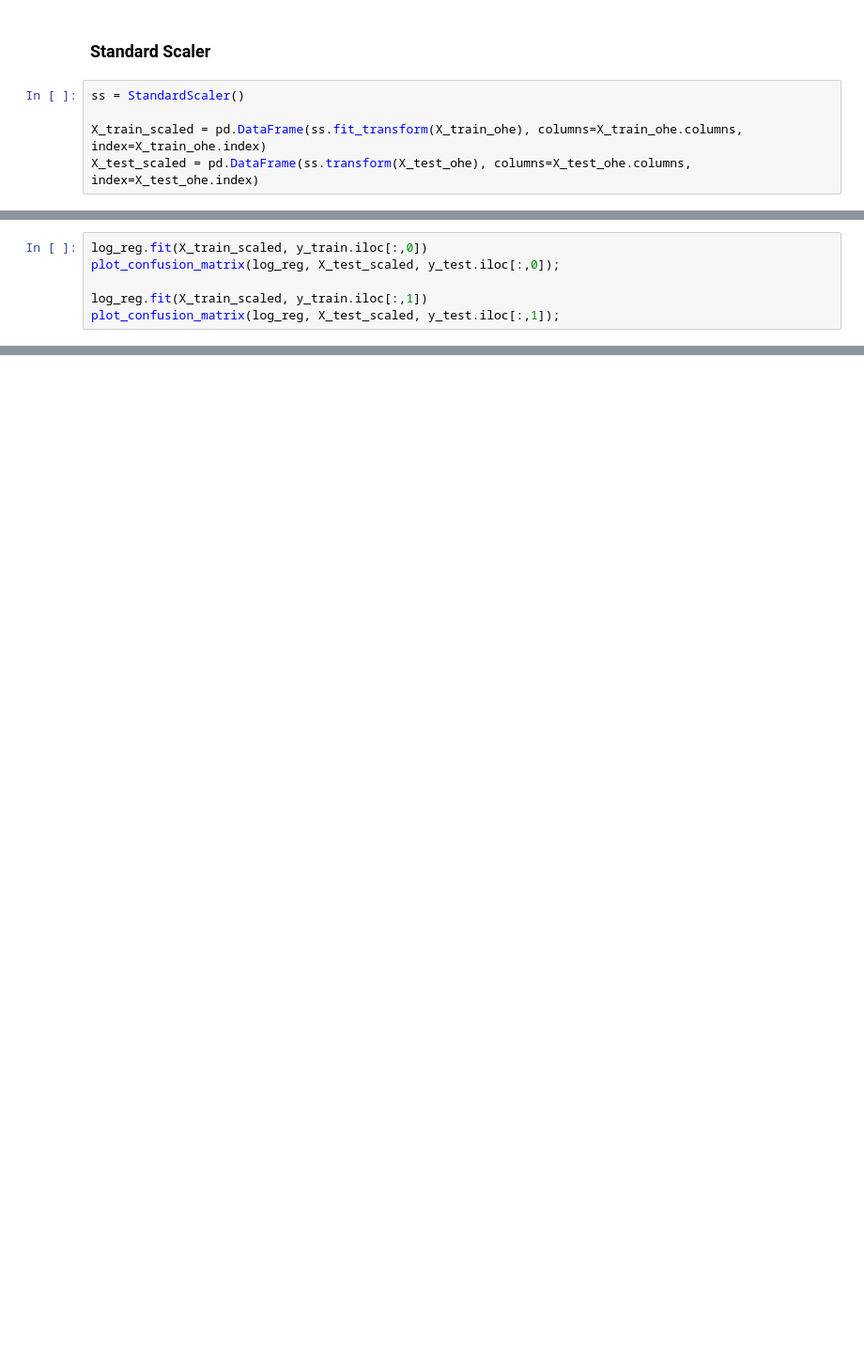
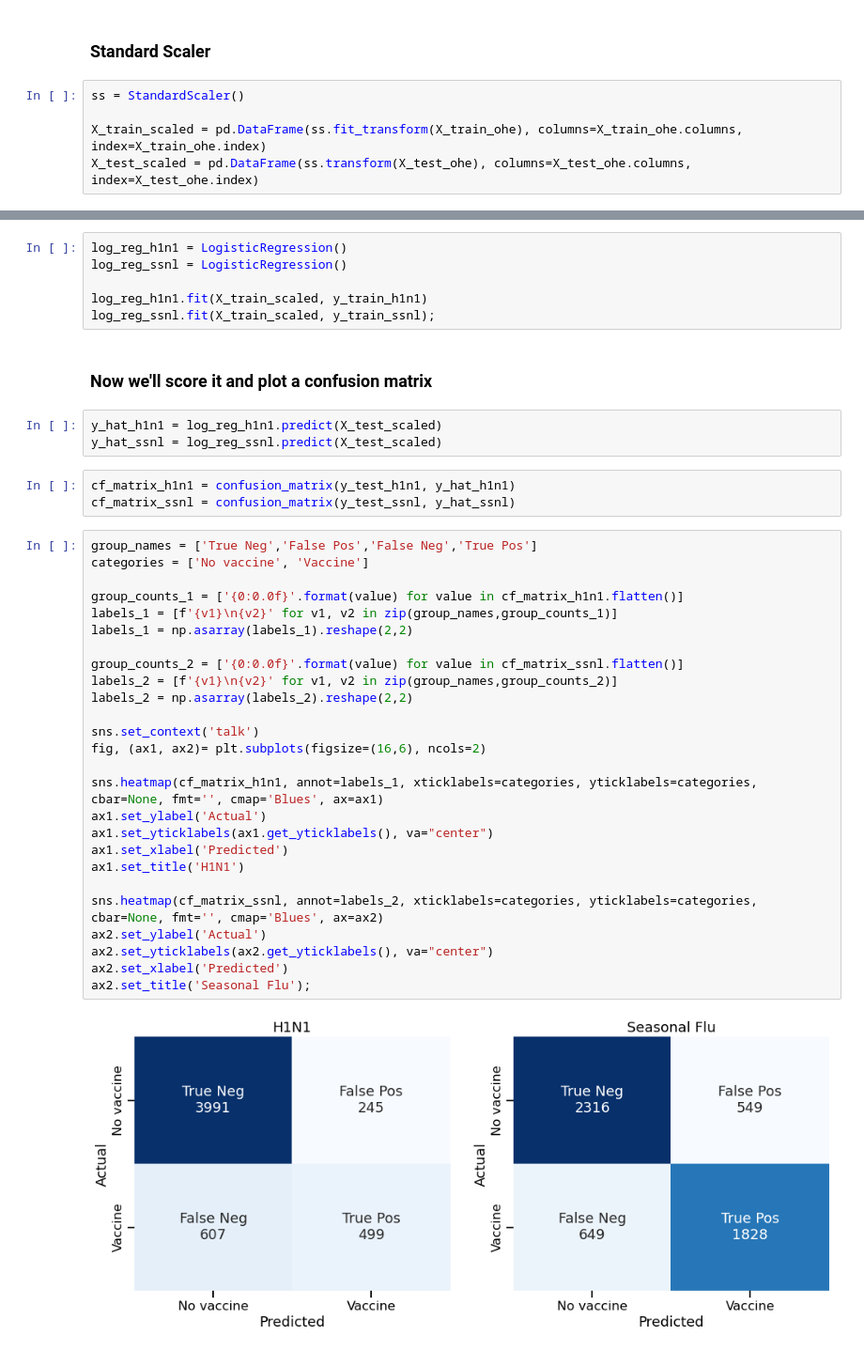
Before and after one commit to jeffbeech/Flu-Shot-Learning, a Jupyter notebook: matt notebook.ipynb, the cells around one changed output, grey strips where cells are left out. Shown: that part at 94% size. Drawn from its saved outputs; the diff is of its cells as text; blank space fills up the shorter version.

```diff
--- a/matt notebook.ipynb
+++ b/matt notebook.ipynb
@@ -148,6 +135,0 @@ multi_reg.score(X_test_scaled, y_test)
-# %%
-log_reg.fit(X_train_scaled, y_train.iloc[:,0])
-plot_confusion_matrix(log_reg, X_test_scaled, y_test.iloc[:,0]);
-
-log_reg.fit(X_train_scaled, y_train.iloc[:,1])
-plot_confusion_matrix(log_reg, X_test_scaled, y_test.iloc[:,1]);
@@ -157 +140,43 @@ plot_confusion_matrix(log_reg, X_test_scaled, y_test.iloc[:,1]);
+# %%
+log_reg_h1n1 = LogisticRegression()
+log_reg_ssnl = LogisticRegression()
+
+log_reg_h1n1.fit(X_train_scaled, y_train_h1n1)
+log_reg_ssnl.fit(X_train_scaled, y_train_ssnl);
+# %% [markdown]
+### Now we'll score it and plot a confusion matrix
+# %%
+y_hat_h1n1 = log_reg_h1n1.predict(X_test_scaled)
+y_hat_ssnl = log_reg_ssnl.predict(X_test_scaled)
+# %%
+cf_matrix_h1n1 = confusion_matrix(y_test_h1n1, y_hat_h1n1)
+cf_matrix_ssnl = confusion_matrix(y_test_ssnl, y_hat_ssnl)
+# %%
+group_names = ['True Neg','False Pos','False Neg','True Pos']
+categories = ['No vaccine', 'Vaccine']
+
+group_counts_1 = ['{0:0.0f}'.format(value) for value in cf_matrix_h1n1.flatten()]
+labels_1 = [f'{v1}\n{v2}' for v1, v2 in zip(group_names,group_counts_1)]
+labels_1 = np.asarray(labels_1).reshape(2,2)
+
+group_counts_2 = ['{0:0.0f}'.format(value) for value in cf_matrix_ssnl.flatten()]
+labels_2 = [f'{v1}\n{v2}' for v1, v2 in zip(group_names,group_counts_2)]
+labels_2 = np.asarray(labels_2).reshape(2,2)
+
+sns.set_context('talk')
+fig, (ax1, ax2)= plt.subplots(figsize=(16,6), ncols=2)
+
+sns.heatmap(cf_matrix_h1n1, annot=labels_1, xticklabels=categories, yticklabels=categories, cbar=None, fmt='', cmap='Blues', ax=ax1)
+ax1.set_ylabel('Actual')
+ax1.set_yticklabels(ax1.get_yticklabels(), va="center")
+ax1.set_xlabel('Predicted')
+ax1.set_title('H1N1')
+
+sns.heatmap(cf_matrix_ssnl, annot=labels_2, xticklabels=categories, yticklabels=categories, cbar=None, fmt='', cmap='Blues', ax=ax2)
+ax2.set_ylabel('Actual')
+ax2.set_yticklabels(ax2.get_yticklabels(), va="center")
+ax2.set_xlabel('Predicted')
+ax2.set_title('Seasonal Flu');
+# %% [output]
+[figure, added]
 # %%
```
Also changed, not shown: parts of 17 cells of this notebook.
